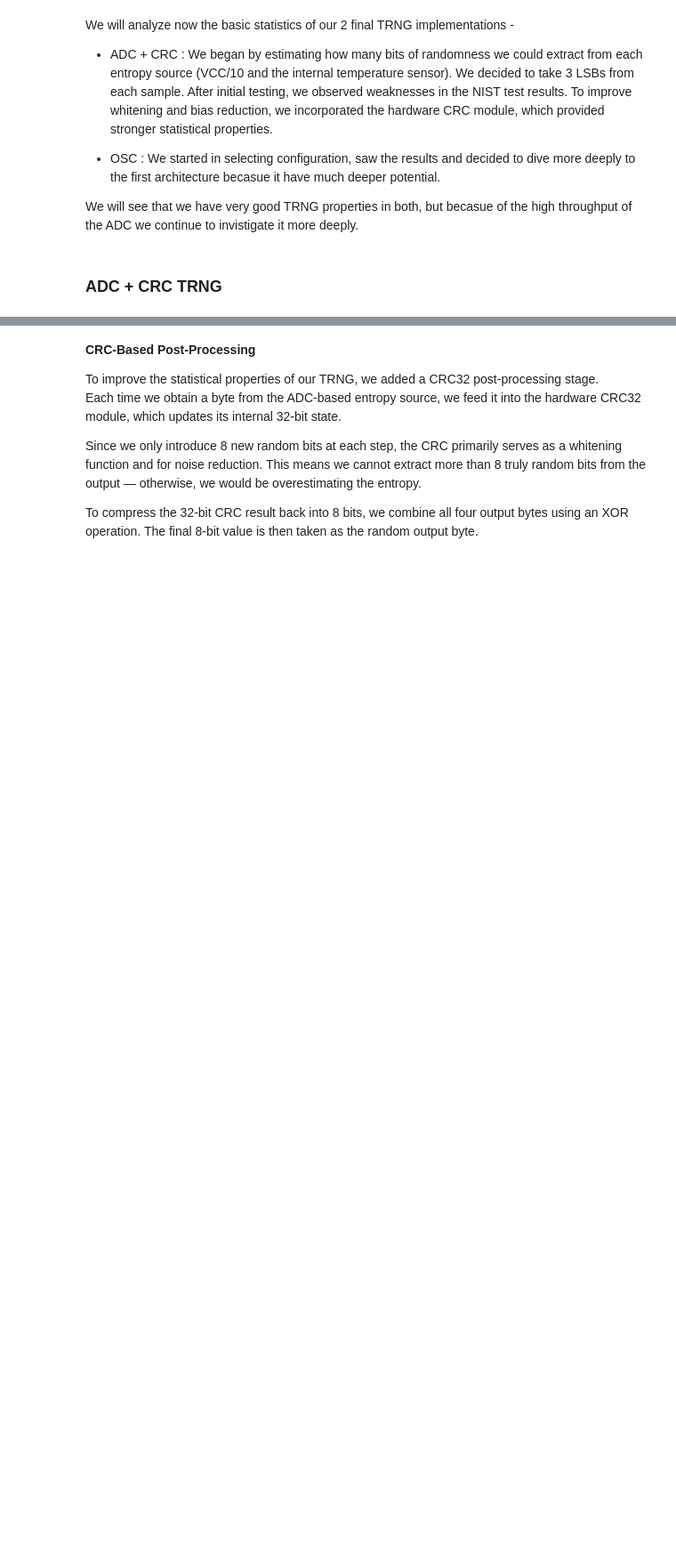
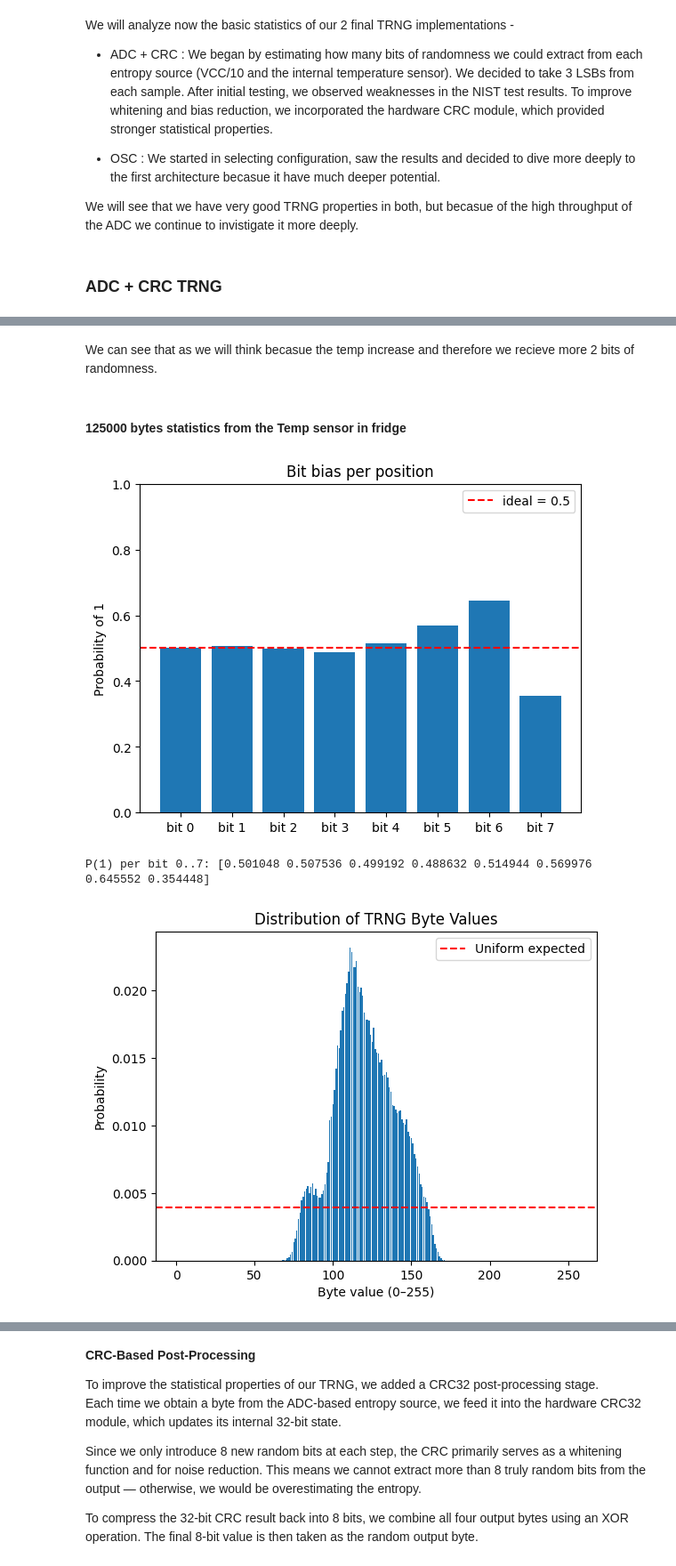
Before and after one commit to alonab01/chipwhisperer, a Jupyter notebook: secure-hardware/TRNG/combined_trng/jupyter/TRNG_Project.ipynb, the cells around one changed output, grey strips where cells are left out. Shown at 89% size. Cells and saved outputs as stored; diff of their text form; code cells hidden in the pictures; blank space fills up the shorter version.

```diff
--- a/secure-hardware/TRNG/combined_trng/jupyter/TRNG_Project.ipynb
+++ b/secure-hardware/TRNG/combined_trng/jupyter/TRNG_Project.ipynb
@@ -318,0 +371,26 @@ We will take samples form our temp sensor and VCC/10 sources and see how many bi
+# %% [markdown]
+We can see that as we will think becasue the temp increase and therefore we recieve more 2 bits of randomness.
+# %% [markdown]
+#### 125000 bytes statistics from the Temp sensor in fridge
+# %%
+# Load your TRNG data
+path = r"C:\Users\alona\ChipWhisperer\chipwhisperer\secure-hardware\TRNG\sts-2.1.2\data\sequential\ADC_temp_sensor_values_1M_with_fridge.bin"
+data = np.fromfile(path, dtype=np.uint8)
+
+# Initialize analyzer
+analyzer = TRNGAnalyzer(data)
+
+# 1. Distribution
+
+# Plot per-bit bias
+analyzer.plot_bit_bias()
+# If you also want the raw numbers:
+biases = analyzer.bit_bias()
+print("P(1) per bit 0..7:", np.round(biases, 6))
+# Plot byte distribution
+counts, probs = analyzer.byte_distribution()
+analyzer.plot_distribution(range(256), probs)
+# %% [output]
+[figure, added]
+P(1) per bit 0..7: [0.501048 0.507536 0.499192 0.488632 0.514944 0.569976 0.645552 0.354448]
+[figure, added]
```
Also changed, not shown: parts of 21 cells of this notebook, 4 other files.
